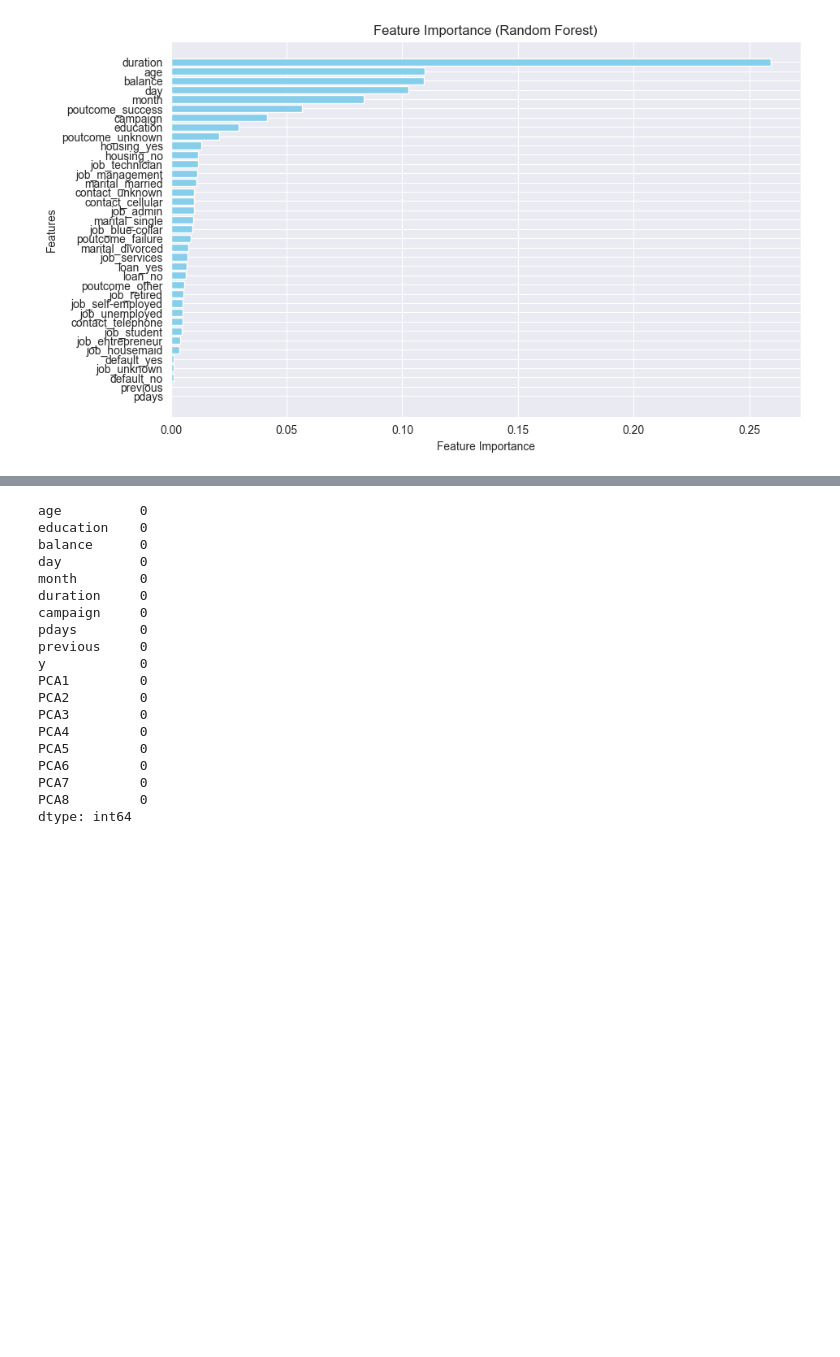
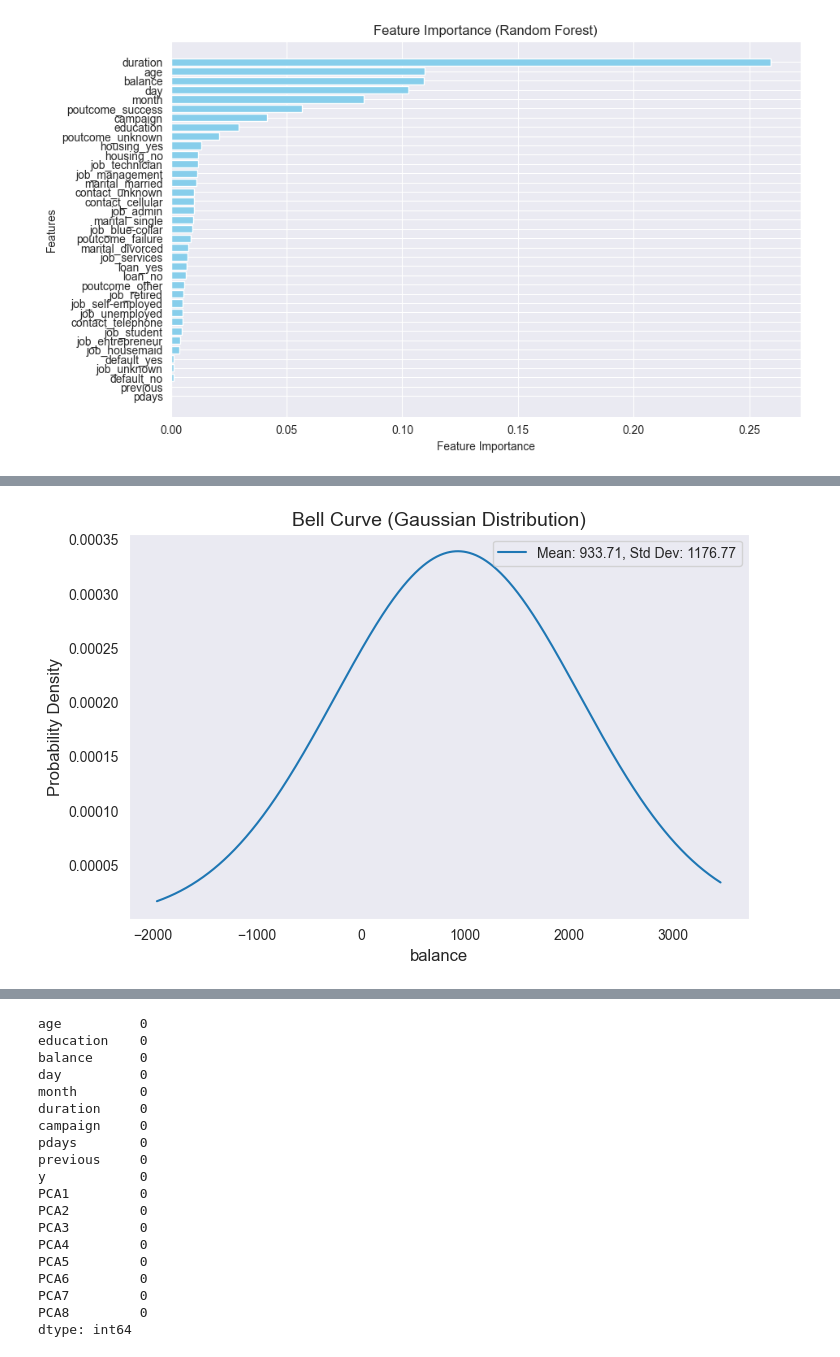
Before and after one commit to BinaraMendis7/Machine-learning, a Jupyter notebook: Feature_Engineering.ipynb, the cells around one changed output, grey strips where cells are left out. Cells and saved outputs as stored; diff of their text form; code cells hidden in the pictures; blank space fills up the shorter version.

```diff
--- a/Feature_Engineering.ipynb
+++ b/Feature_Engineering.ipynb
@@ -384,0 +408,24 @@ plt.show()
+# %%
+from scipy.stats import norm
+
+# Assume df is your DataFrame
+mean = df['balance'].mean()
+std_dev = df['balance'].std()
+
+# Generate x-axis values (smooth range for the bell curve)
+x = np.linspace(df['balance'].min(), df['balance'].max(), 1000)
+
+# Calculate the PDF (probability density function)
+pdf = norm.pdf(x, mean, std_dev)
+
+# Plotting
+plt.figure(figsize=(8, 5))
+plt.plot(x, pdf, label=f"Mean: {mean:.2f}, Std Dev: {std_dev:.2f}")
+plt.title("Bell Curve (Gaussian Distribution)", fontsize=14)
+plt.xlabel("balance", fontsize=12)
+plt.ylabel("Probability Density", fontsize=12)
+plt.legend()
+plt.grid()
+plt.show()
+# %% [output]
+[figure, added]
```
Also changed, not shown: parts of 6 cells of this notebook, 1 other file.
